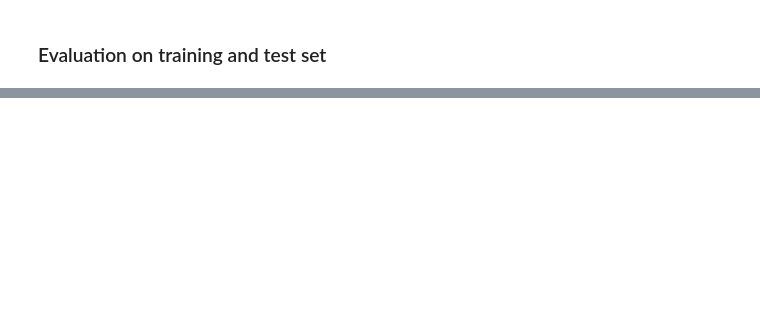
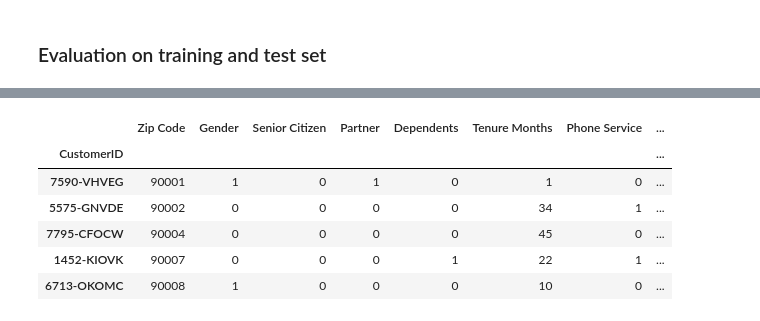
Before and after one commit to viviensiu/project_swan, a Jupyter notebook: swan_project_vs.ipynb, the cells around one changed output, grey strips where cells are left out. Drawn from its saved outputs; the diff is of its cells as text; code cells hidden in the pictures; blank space fills up the shorter version.

```diff
--- a/swan_project_vs.ipynb
+++ b/swan_project_vs.ipynb
@@ -650,0 +763,15 @@ df_scores
+# %%
+### Data Transformation
+no_churn_transformed = feature_eng(df_no_churn)
+y_no_churn = no_churn_transformed[target]
+no_churn_transformed.drop(target, axis=1, inplace=True)
+no_churn_transformed.drop(drop_cols, axis=1, inplace=True)
+no_churn_transformed.head()
+# %% [output]
+|  | Zip Code | Gender | Senior Citizen | Partner | Dependents | Tenure Months | Phone Service | ... |
+| CustomerID |  |  |  |  |  |  |  | ... |
+| 7590-VHVEG | 90001 | 1 | 0 | 1 | 0 | 1 | 0 | ... |
+| 5575-GNVDE | 90002 | 0 | 0 | 0 | 0 | 34 | 1 | ... |
+| 7795-CFOCW | 90004 | 0 | 0 | 0 | 0 | 45 | 0 | ... |
+| 1452-KIOVK | 90007 | 0 | 0 | 0 | 1 | 22 | 1 | ... |
+| 6713-OKOMC | 90008 | 1 | 0 | 0 | 0 | 10 | 0 | ... |
```
Also changed, not shown: parts of 34 cells of this notebook, 1 other file.
